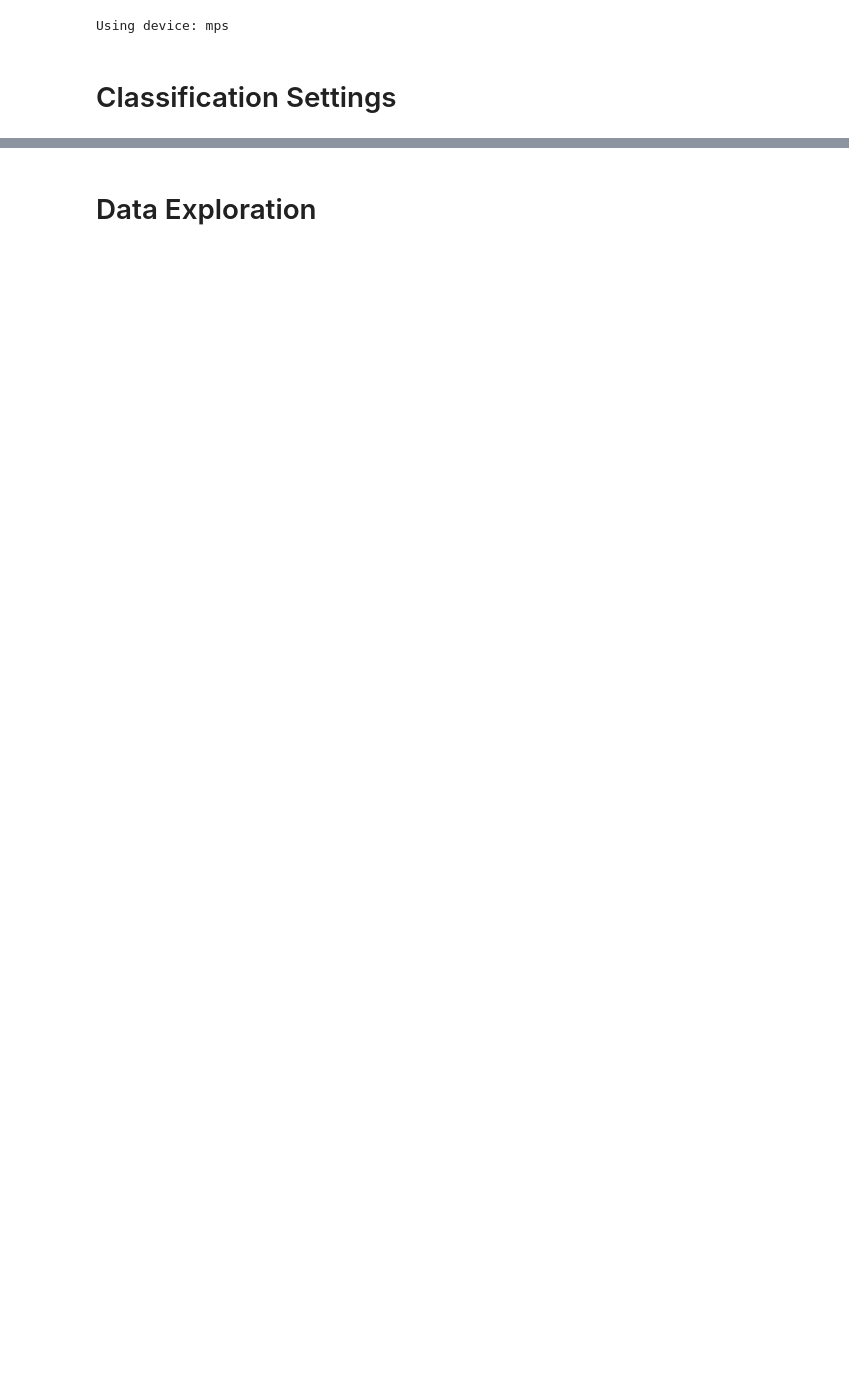
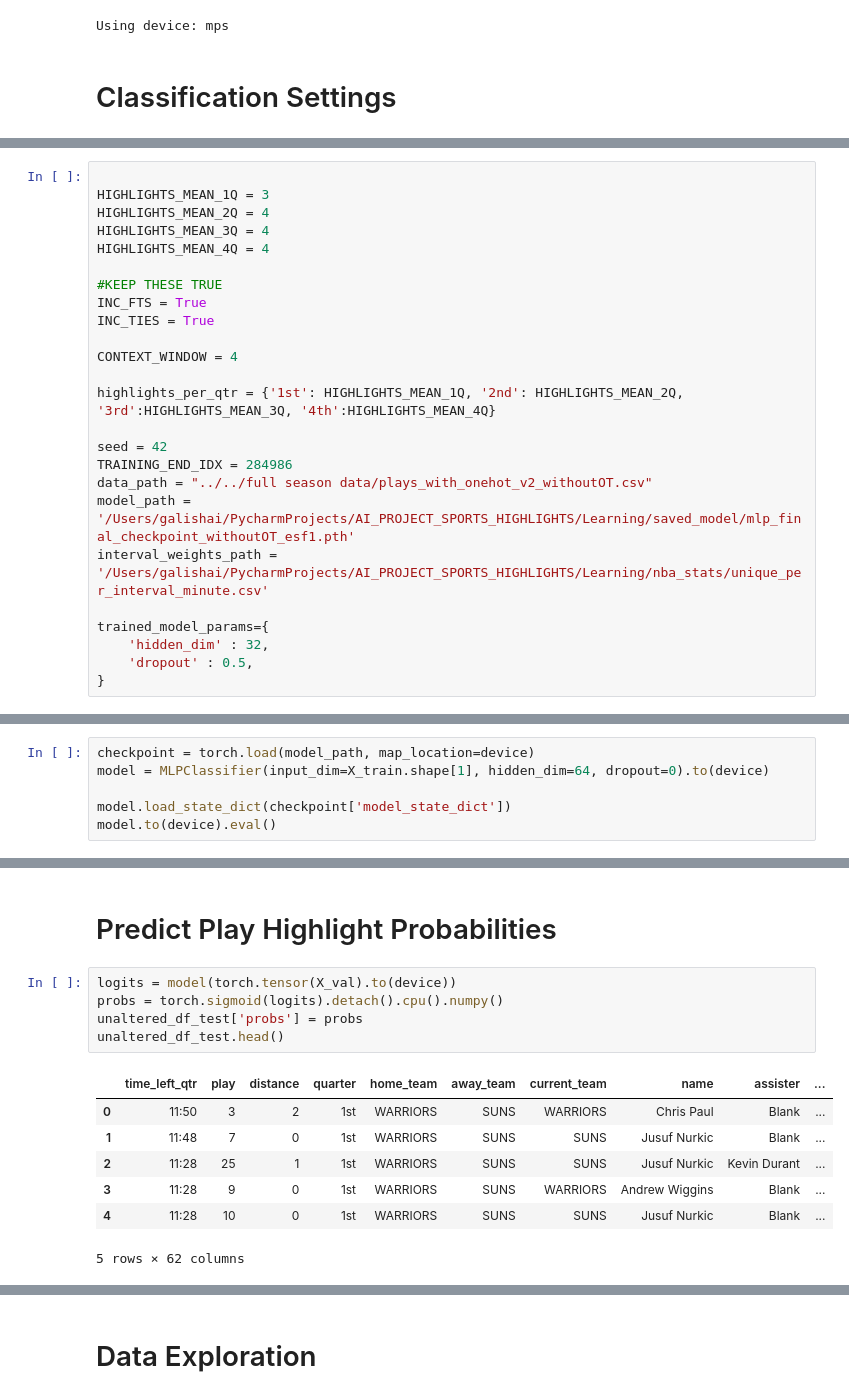
Before and after one commit to galishai/AI_PROJECT_SPORTS_HIGHLIGHTS, a Jupyter notebook: Learning/full game highlight classification/game_classifier_naive.ipynb, the cells around one changed output, grey strips where cells are left out. Cells and saved outputs as stored; diff of their text form; blank space fills up the shorter version.

```diff
--- a/Learning/full game highlight classification/game_classifier_naive.ipynb
+++ b/Learning/full game highlight classification/game_classifier_naive.ipynb
@@ -198,0 +29,25 @@ unaltered_df_test.to_csv("/Users/galishai/PycharmProjects/AI_PROJECT_SPORTS_HIGH
+# %%
+
+HIGHLIGHTS_MEAN_1Q = 3
+HIGHLIGHTS_MEAN_2Q = 4
+HIGHLIGHTS_MEAN_3Q = 4
+HIGHLIGHTS_MEAN_4Q = 4
+
+#KEEP THESE TRUE
+INC_FTS = True
+INC_TIES = True
+
+CONTEXT_WINDOW = 4
+
+highlights_per_qtr = {'1st': HIGHLIGHTS_MEAN_1Q, '2nd': HIGHLIGHTS_MEAN_2Q, '3rd':HIGHLIGHTS_MEAN_3Q, '4th':HIGHLIGHTS_MEAN_4Q}
+
+seed = 42
+TRAINING_END_IDX = 284986
+data_path = "../../full season data/plays_with_onehot_v2_withoutOT.csv"
+model_path = '/Users/galishai/PycharmProjects/AI_PROJECT_SPORTS_HIGHLIGHTS/Learning/saved_model/mlp_final_checkpoint_withoutOT_esf1.pth'
+interval_weights_path = '/Users/galishai/PycharmProjects/AI_PROJECT_SPORTS_HIGHLIGHTS/Learning/nba_stats/unique_per_interval_minute.csv'
+
+trained_model_params={
+    'hidden_dim' : 32,
+    'dropout' : 0.5,
+}
@@ -198,0 +128,6 @@ unaltered_df_test.to_csv("/Users/galishai/PycharmProjects/AI_PROJECT_SPORTS_HIGH
+# %%
+checkpoint = torch.load(model_path, map_location=device)
+model = MLPClassifier(input_dim=X_train.shape[1], hidden_dim=64, dropout=0).to(device)
+
+model.load_state_dict(checkpoint['model_state_dict'])
+model.to(device).eval()
@@ -198,0 +152,15 @@ unaltered_df_test.to_csv("/Users/galishai/PycharmProjects/AI_PROJECT_SPORTS_HIGH
+# %% [markdown]
+# Predict Play Highlight Probabilities
+# %%
+logits = model(torch.tensor(X_val).to(device))
+probs = torch.sigmoid(logits).detach().cpu().numpy()
+unaltered_df_test['probs'] = probs
+unaltered_df_test.head()
+# %% [output]
+|  | time_left_qtr | play | distance | quarter | home_team | away_team | current_team | name | assister | ... |
+| 0 | 11:50 | 3 | 2 | 1st | WARRIORS | SUNS | WARRIORS | Chris Paul | Blank | ... |
+| 1 | 11:48 | 7 | 0 | 1st | WARRIORS | SUNS | SUNS | Jusuf Nurkic | Blank | ... |
+| 2 | 11:28 | 25 | 1 | 1st | WARRIORS | SUNS | SUNS | Jusuf Nurkic | Kevin Durant | ... |
+| 3 | 11:28 | 9 | 0 | 1st | WARRIORS | SUNS | WARRIORS | Andrew Wiggins | Blank | ... |
+| 4 | 11:28 | 10 | 0 | 1st | WARRIORS | SUNS | SUNS | Jusuf Nurkic | Blank | ... |
+5 rows × 62 columns
```
Also changed, not shown: parts of 64 cells of this notebook, 25 other files.
